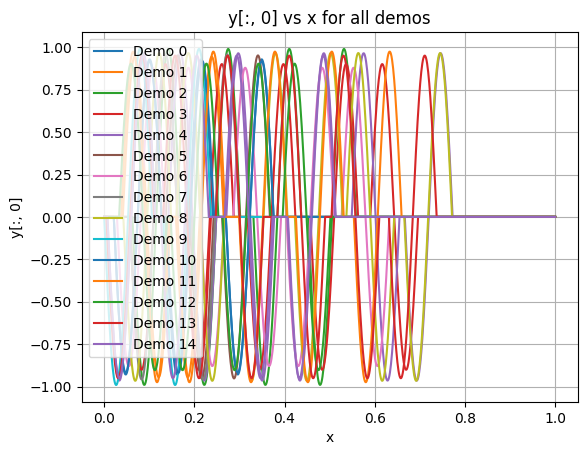
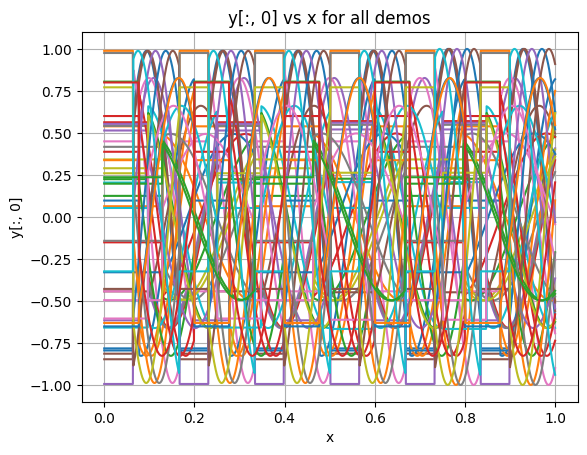
The change to this notebook cell's code, shown as a diff; its figure went from the first image to the second:
--- before
+++ after
@@ -10,4 +10,4 @@
 plt.grid()
 plt.title(f"y[:, {d}] vs x for all demos")
-plt.legend()
+# plt.legend()
 plt.show()

Commit: D shape trajectories